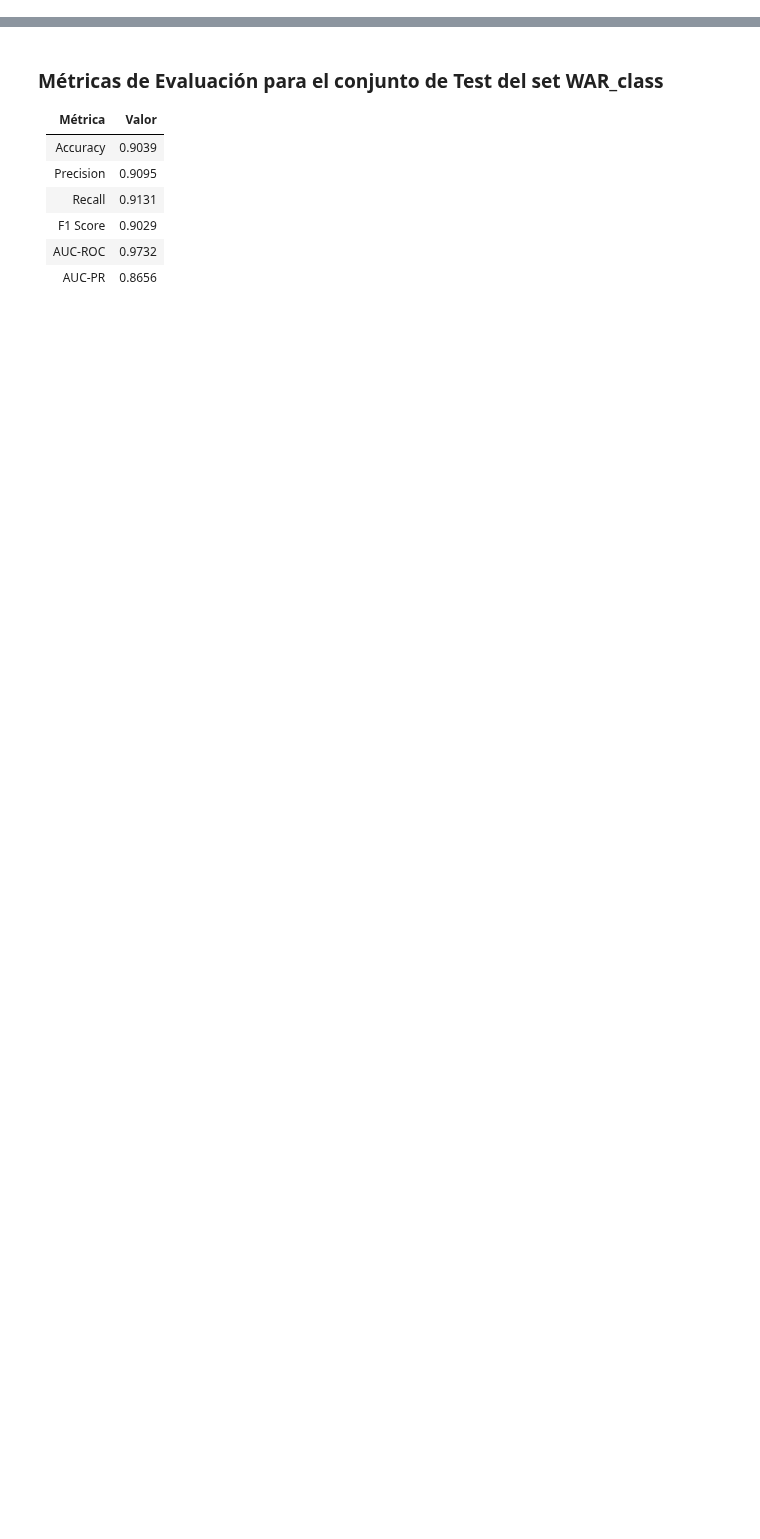
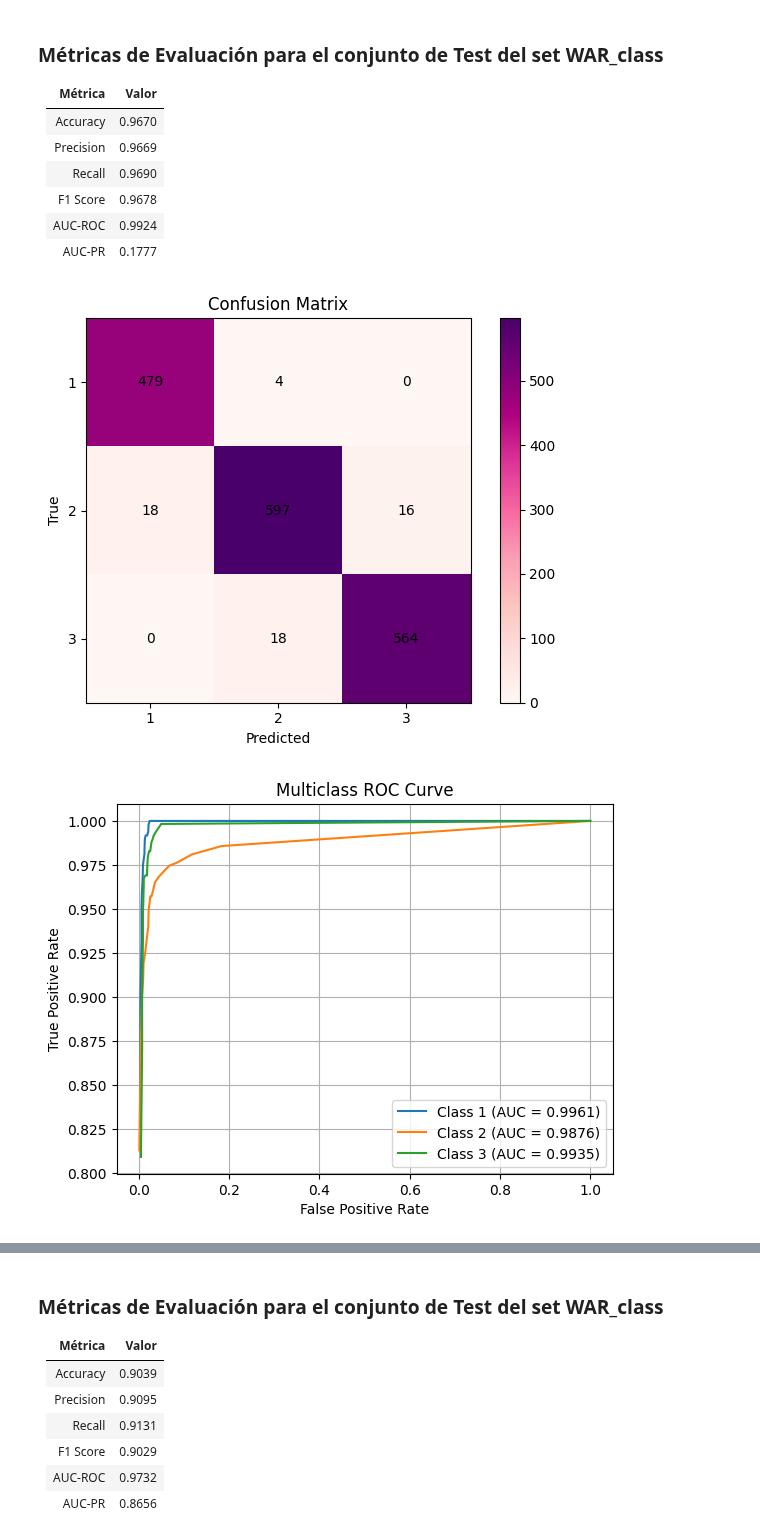
Before and after one commit to anatissera/Machine-Learning-Deep-Learning, a Jupyter notebook: Tissera_AnaPaula_TP2/probar_2.ipynb, the cells around one changed output, grey strips where cells are left out. Cells and saved outputs as stored; diff of their text form; code cells hidden in the pictures; blank space fills up the shorter version.

```diff
--- a/Tissera_AnaPaula_TP2/probar_2.ipynb
+++ b/Tissera_AnaPaula_TP2/probar_2.ipynb
@@ -130,0 +206,39 @@ Mejor modelo encontrado con λ = 509.41380 (F1 Score = 0.8738)
+# %%
+# param_grid_rf = {
+#     'n_trees': [5, 10, 20],
+#     'max_depth': [5, 10, None],
+#     'min_samples': [2, 5]
+# }
+
+param_grid_rf = {
+    'n_trees': [5, 10, 20, 50],
+    'max_depth': [3, 5, 10, 15, None],
+    'min_samples': [1, 2, 5, 10]
+}
+
+best_rf_model, best_f1_rf, best_params_rf = run_grid_search(
+    RandomForest,
+    param_grid_rf,
+    X_train_dt_Wc, y_train_dt_Wc,
+    X_test_dt_Wc, y_test_dt_Wc,
+    metric_fn=lambda y_true, y_pred: MulticlassMetrics(y_true, y_pred, None).f1_score()
+)
+# %%
+y_pred_rf_dt_best_model = best_rf_model.predict(X_test_dt_Wc)
+y_proba_rf_dt_best_model = best_rf_model.predict_proba(X_test_dt_Wc)
+
+metrics_rf_dt_best_model = MulticlassMetrics(y_test_dt_Wc, y_pred_rf_dt_best_model, y_proba_rf_dt_best_model)
+metrics_rf_dt_best_model.report_metrics(dataset_name="WAR_class", set_type="Test")
+# %% [output]
+### Métricas de Evaluación para el conjunto de **Test** del set **WAR_class**
+
+| Métrica   |   Valor |
+|:----------|--------:|
+| Accuracy  |  0.9670 |
+| Precision |  0.9669 |
+| Recall    |  0.9690 |
+| F1 Score  |  0.9678 |
+| AUC-ROC   |  0.9924 |
+| AUC-PR    |  0.1777 |
+[figure, added]
+[figure, added]
```
Also changed, not shown: parts of 14 cells of this notebook, 8 other files.
